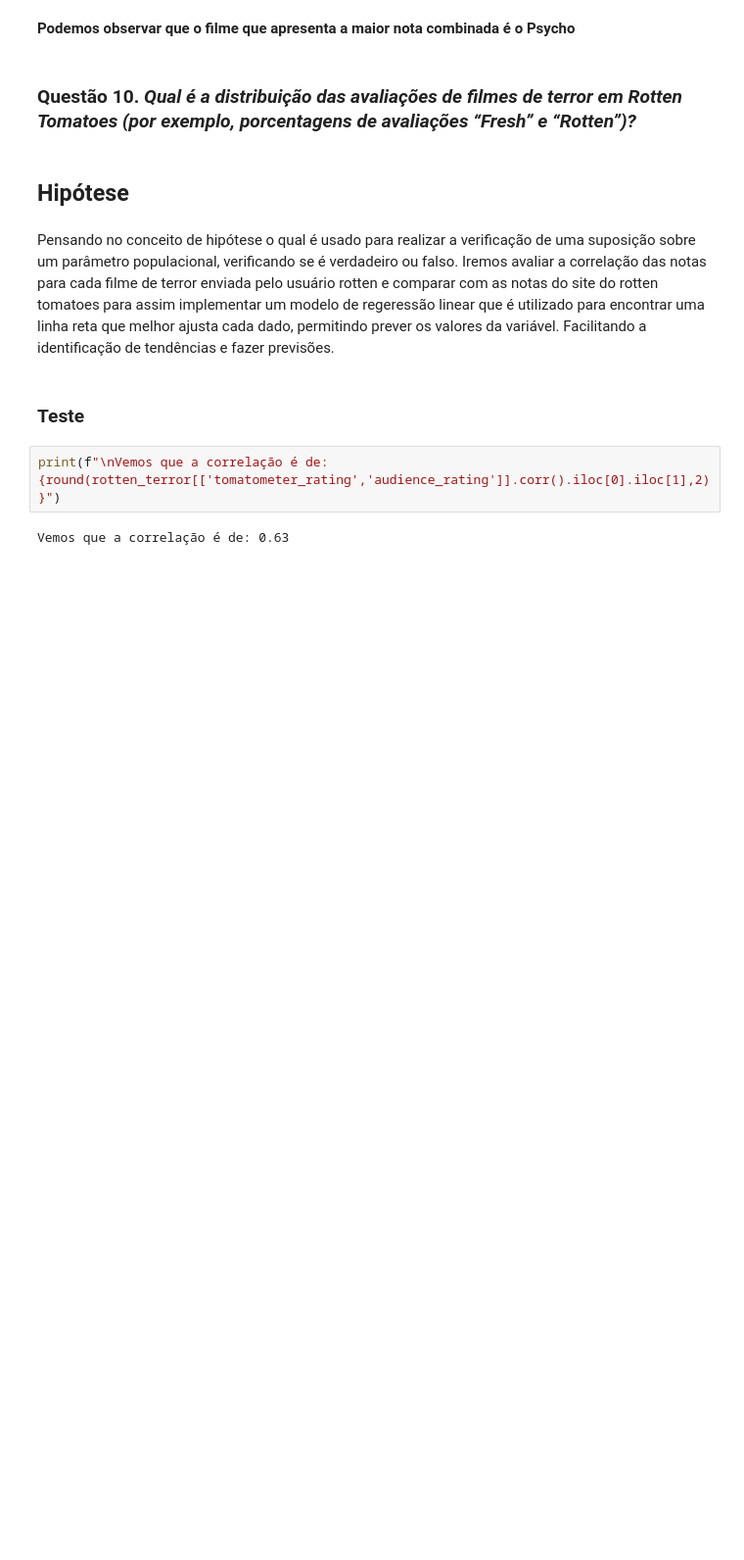
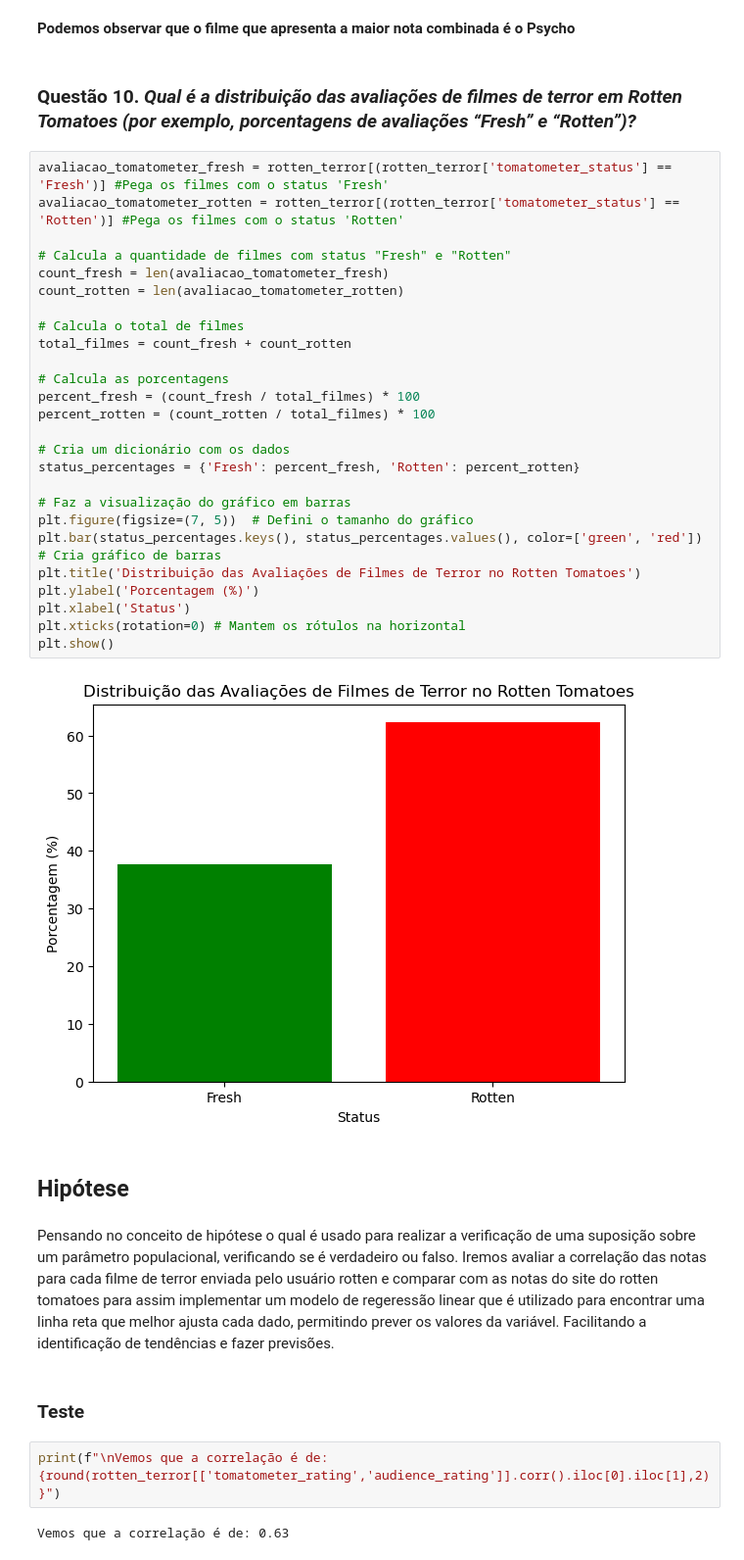
Before and after one commit to daviguerra05/checkpoint04_DataScience, a Jupyter notebook: ES-DSS-2024-CP1-2Sem.ipynb, the cells around one changed output. Shown: that part at 98% size. Saved outputs shown, nothing was run; the diff lists cells and outputs as text; blank space fills up the shorter version.

```diff
--- a/ES-DSS-2024-CP1-2Sem.ipynb
+++ b/ES-DSS-2024-CP1-2Sem.ipynb
@@ -273,6 +348,34 @@ notas_combinadas
 **Podemos observar que o filme que apresenta a maior nota combinada é o Psycho**
 # %% [markdown]
 ### Questão 10. *Qual é a distribuição das avaliações de filmes de terror em Rotten Tomatoes (por exemplo, porcentagens de avaliações “Fresh” e “Rotten”)?*
+# %%
+avaliacao_tomatometer_fresh = rotten_terror[(rotten_terror['tomatometer_status'] == 'Fresh')] #Pega os filmes com o status 'Fresh'
+avaliacao_tomatometer_rotten = rotten_terror[(rotten_terror['tomatometer_status'] == 'Rotten')] #Pega os filmes com o status 'Rotten'
+
+# Calcula a quantidade de filmes com status "Fresh" e "Rotten"
+count_fresh = len(avaliacao_tomatometer_fresh)
+count_rotten = len(avaliacao_tomatometer_rotten)
+
+# Calcula o total de filmes
+total_filmes = count_fresh + count_rotten
+
+# Calcula as porcentagens
+percent_fresh = (count_fresh / total_filmes) * 100
+percent_rotten = (count_rotten / total_filmes) * 100
+
+# Cria um dicionário com os dados
+status_percentages = {'Fresh': percent_fresh, 'Rotten': percent_rotten}
+
+# Faz a visualização do gráfico em barras
+plt.figure(figsize=(7, 5))  # Defini o tamanho do gráfico
+plt.bar(status_percentages.keys(), status_percentages.values(), color=['green', 'red'])   # Cria gráfico de barras
+plt.title('Distribuição das Avaliações de Filmes de Terror no Rotten Tomatoes')
+plt.ylabel('Porcentagem (%)')
+plt.xlabel('Status')
+plt.xticks(rotation=0) # Mantem os rótulos na horizontal
+plt.show()
+# %% [output]
+[figure, added]
 # %% [markdown]
 ## Hipótese
 # %% [markdown]
```
Also changed, not shown: parts of 9 cells of this notebook.
